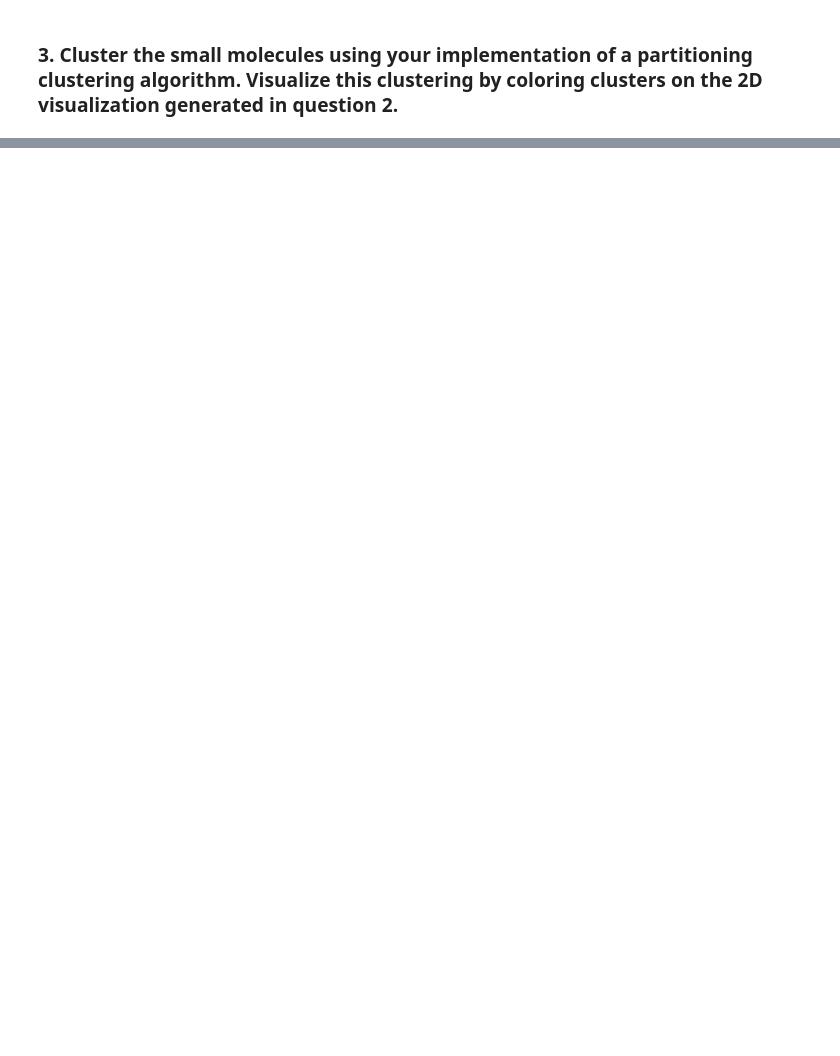
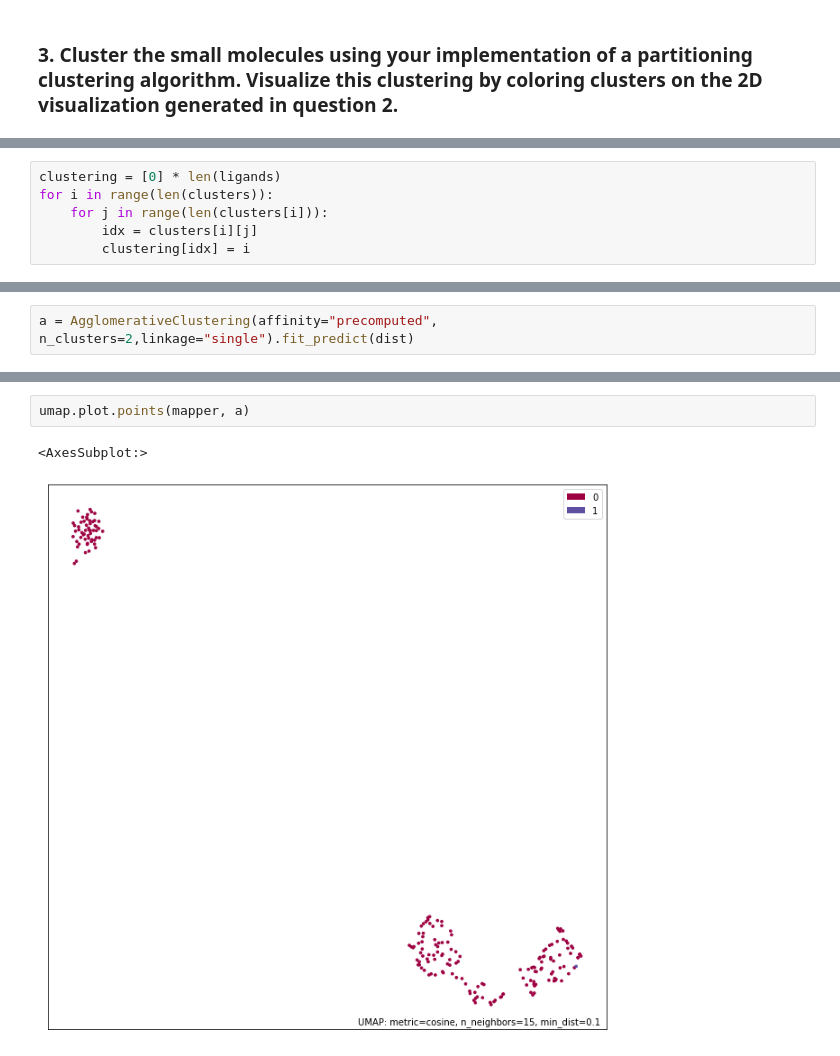
Before and after one commit to maggietsui/Project2, a Jupyter notebook: Untitled.ipynb, the cells around one changed output, grey strips where cells are left out. Drawn from its saved outputs; the diff is of its cells as text; blank space fills up the shorter version.

```diff
--- a/Untitled.ipynb
+++ b/Untitled.ipynb
@@ -680,0 +437,6 @@ hc =
+# %%
+clustering = [0] * len(ligands)
+for i in range(len(clusters)):
+    for j in range(len(clusters[i])):
+        idx = clusters[i][j]
+        clustering[idx] = i
@@ -680,0 +568,2 @@ hc =
+# %%
+a = AgglomerativeClustering(affinity="precomputed", n_clusters=2,linkage="single").fit_predict(dist)
@@ -680,0 +574,5 @@ hc =
+# %%
+umap.plot.points(mapper, a)
+# %% [output]
+<AxesSubplot:>
+[figure, added]
```
Also changed, not shown: parts of 74 cells of this notebook.
